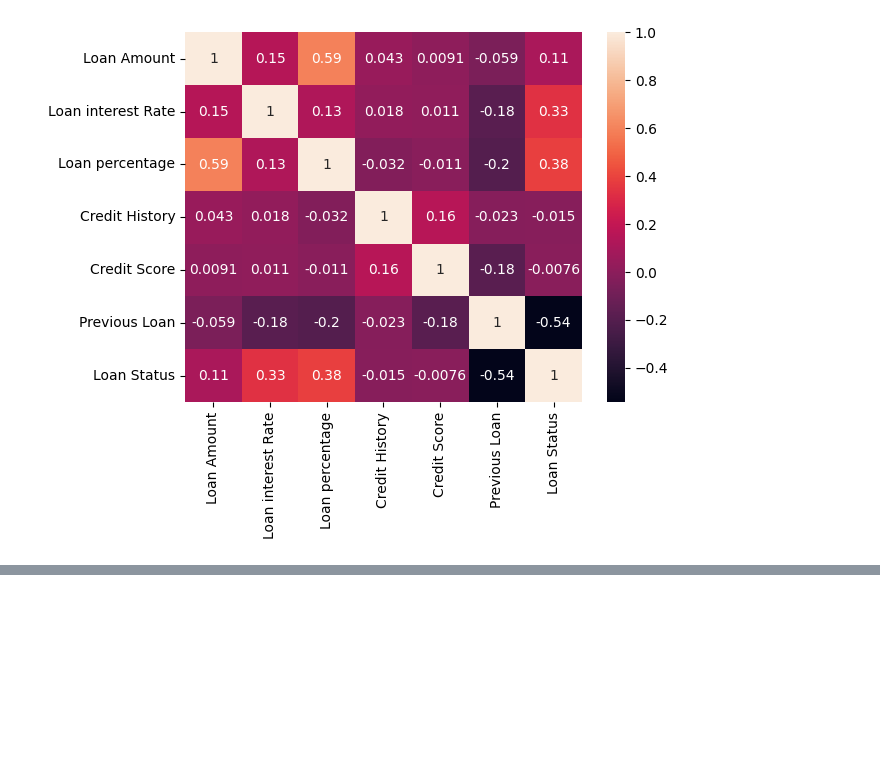
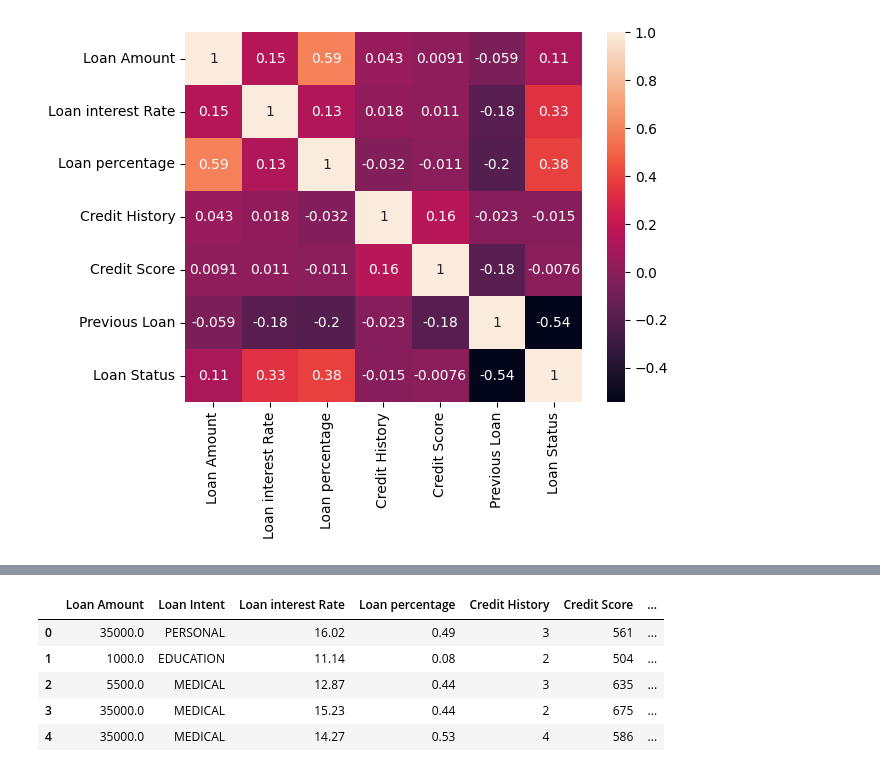
Before and after one commit to Muhammad-Musharraf/Machine-Learning, a Jupyter notebook: Loan_Approved_Prediction.ipynb, the cells around one changed output, grey strips where cells are left out. Saved outputs shown, nothing was run; the diff lists cells and outputs as text; code cells hidden in the pictures; blank space fills up the shorter version.

```diff
--- a/Loan_Approved_Prediction.ipynb
+++ b/Loan_Approved_Prediction.ipynb
@@ -393,0 +414,9 @@ sns.heatmap(df.corr(numeric_only=True),annot=True)
+# %%
+df.head()
+# %% [output]
+|  | Loan Amount | Loan Intent | Loan interest Rate | Loan percentage | Credit History | Credit Score | ... |
+| 0 | 35000.0 | PERSONAL | 16.02 | 0.49 | 3 | 561 | ... |
+| 1 | 1000.0 | EDUCATION | 11.14 | 0.08 | 2 | 504 | ... |
+| 2 | 5500.0 | MEDICAL | 12.87 | 0.44 | 3 | 635 | ... |
+| 3 | 35000.0 | MEDICAL | 15.23 | 0.44 | 2 | 675 | ... |
+| 4 | 35000.0 | MEDICAL | 14.27 | 0.53 | 4 | 586 | ... |
```
Also changed, not shown: parts of 9 cells of this notebook.
